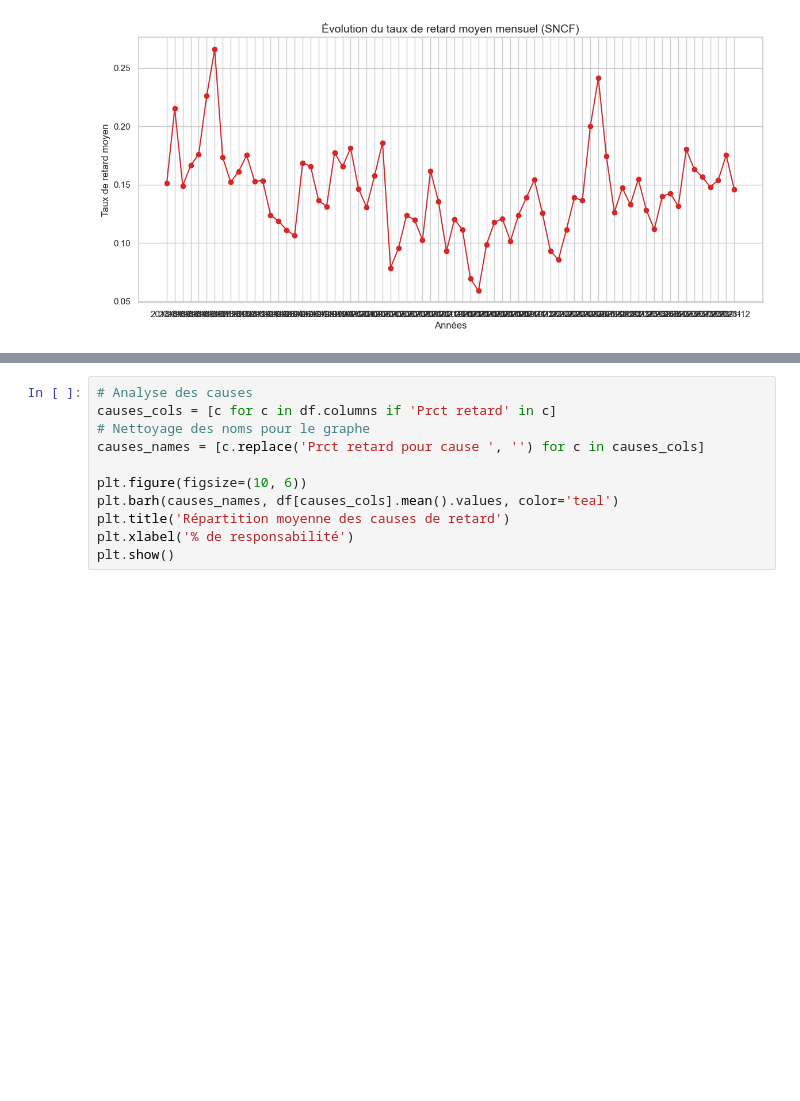
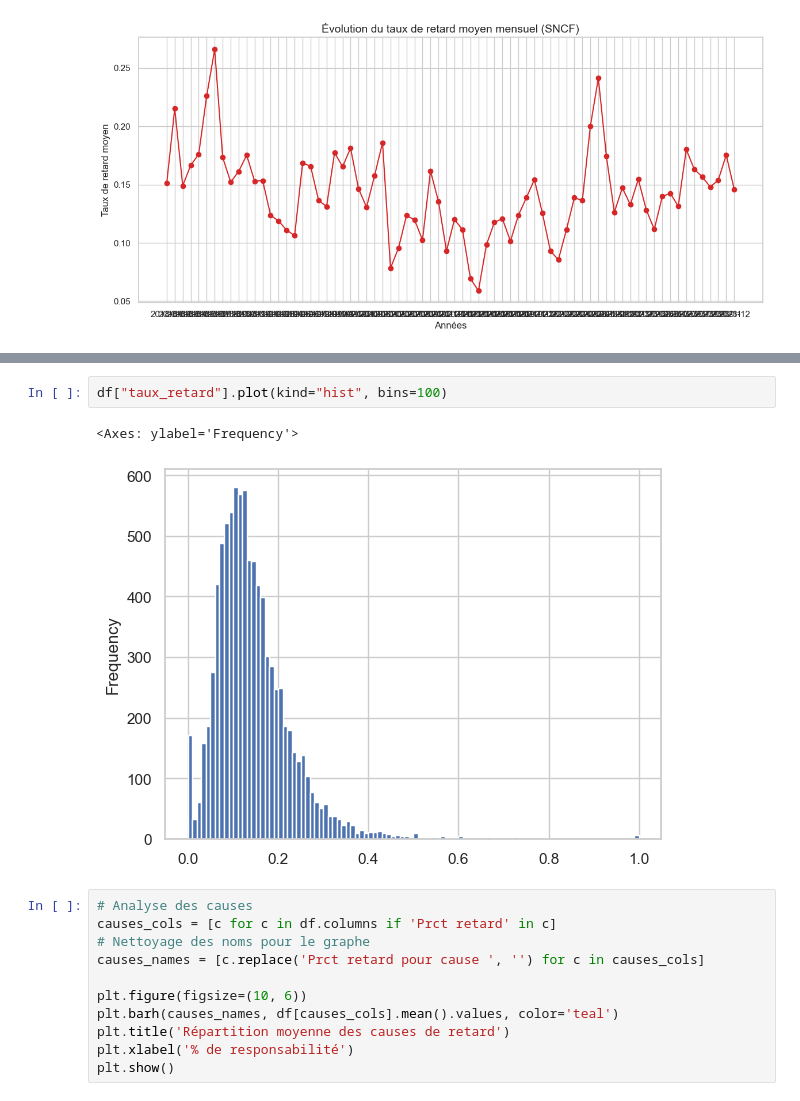
Before and after one commit to ilaulan/ml-poc-project, a Jupyter notebook: notebooks/EDA_retards_TGV.ipynb, the cells around one changed output, grey strips where cells are left out. Drawn from its saved outputs; the diff is of its cells as text; blank space fills up the shorter version.

```diff
--- a/notebooks/EDA_retards_TGV.ipynb
+++ b/notebooks/EDA_retards_TGV.ipynb
@@ -118,3 +134,8 @@ plt.show()
+# %%
+df["taux_retard"].plot(kind="hist", bins=100)
+# %% [output]
+<Axes: ylabel='Frequency'>
+[figure, added]
 # %%
 # Analyse des causes
 causes_cols = [c for c in df.columns if 'Prct retard' in c]
```
Also changed, not shown: parts of 1 cell of this notebook, 5 other files.
